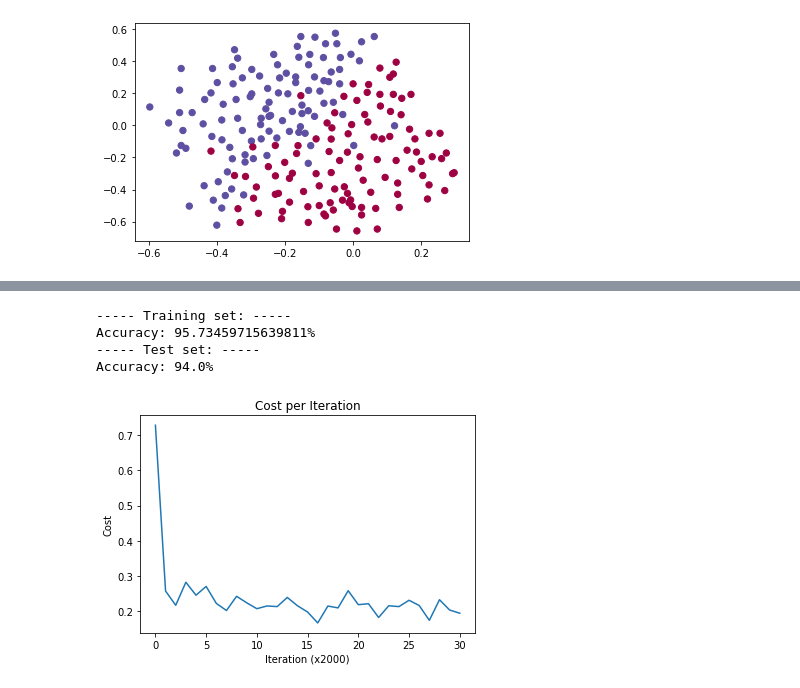
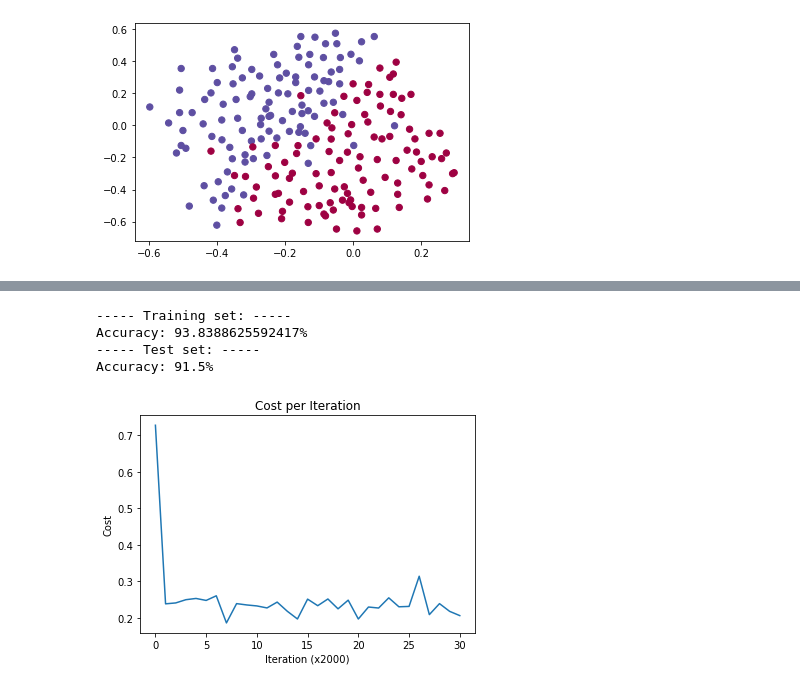
Before and after one commit to Deesus/neural-network-from-scratch, a Jupyter notebook: nn_binary_classification.ipynb, the cells around one changed output, grey strips where cells are left out. Saved outputs shown, nothing was run; the diff lists cells and outputs as text; code cells hidden in the pictures.

Commit message:
Feat: Add momentum and Adam optimizers.

```diff
--- a/nn_binary_classification.ipynb
+++ b/nn_binary_classification.ipynb
@@ -236,7 +295,7 @@ train_X, train_Y, test_X, test_Y = load_2D_dataset()
 # %%
 # hyper parameters:
 train_hidden_layers = [{'size': 20, 'keep_prob': 0.8}, {'size': 3, 'keep_prob': 0.75}]
-train_learning_rate = 0.3
+train_learning_rate = 0.02
 train_num_iterations = 60000
 
 new_model = NN_Model(train_X,
@@ -245,7 +304,8 @@ new_model = NN_Model(train_X,
                      train_learning_rate,
                      train_num_iterations,
                      initialization='xavier',
-                     print_cost=False)
+                     optimizer='adam',
+                     print_cost=True)
 # %%
 new_model.train()
 # %% [output]
@@ -255,16 +329,16 @@ number of iterations: 60000
 # %%
 print('----- Training set: -----')
-new_model.print_training_accuracy(train_X, train_Y)
+new_model.print_accuracy(train_X, train_Y)
 print('----- Test set: -----')
-new_model.print_training_accuracy(test_X, test_Y)
+new_model.print_accuracy(test_X, test_Y)
 
 new_model.plot_cost()
 # %% [output]
 ----- Training set: -----
-Accuracy: 95.73459715639811%
+Accuracy: 93.8388625592417%
 ----- Test set: -----
-Accuracy: 94.0%
+Accuracy: 91.5%
-[figure, old version]
+[figure, new version]
 # %%
 # plot decision boundary after training:
 plt.title("Model Decision Boundaries")
```
Also changed, not shown: parts of 3 cells of this notebook, 2 other files.
